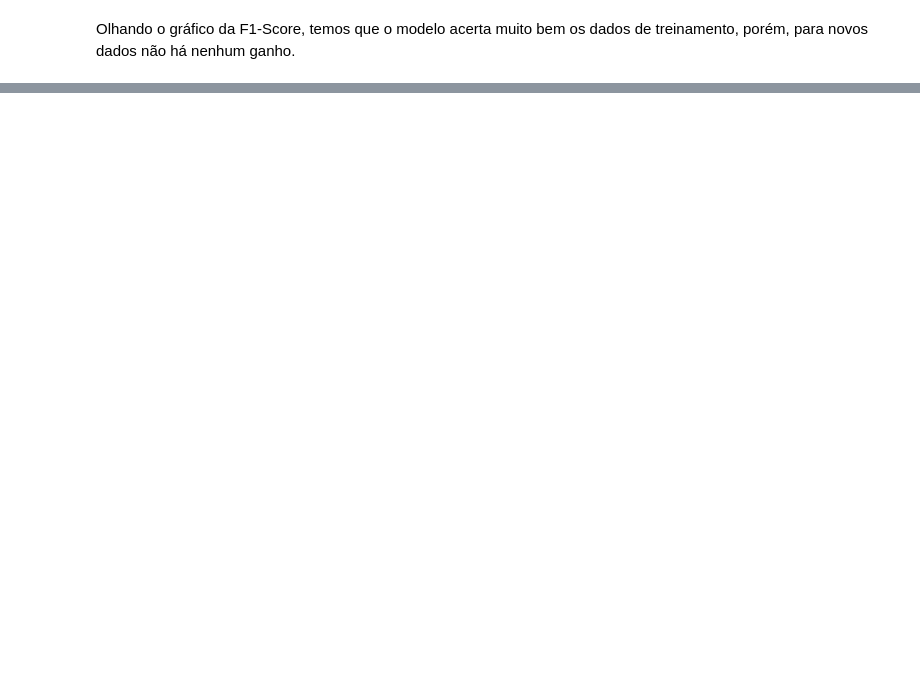
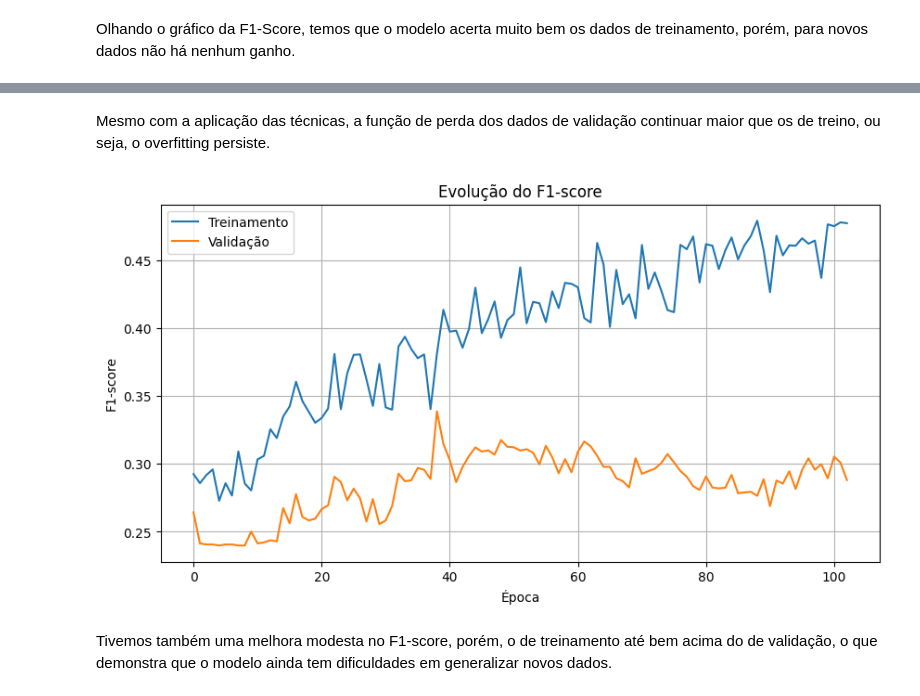
Before and after one commit to GodKelvin/pos-ia-dados-ufes, a Jupyter notebook: Redes Neurais Artificiais/Kelvin_Lehrback_Trab.ipynb, the cells around one changed output, grey strips where cells are left out. Saved outputs shown, nothing was run; the diff lists cells and outputs as text; code cells hidden in the pictures; blank space fills up the shorter version.

```diff
--- a/Redes Neurais Artificiais/Kelvin_Lehrback_Trab.ipynb
+++ b/Redes Neurais Artificiais/Kelvin_Lehrback_Trab.ipynb
@@ -332,0 +427,16 @@ Olhando o gráfico da F1-Score, temos que o modelo acerta muito bem os dados de
+# %% [markdown]
+Mesmo com a aplicação das técnicas, a função de perda dos dados de validação continuar maior que os de treino, ou seja, o overfitting persiste.
+# %%
+plt.figure(figsize=(10, 5))
+plt.plot(history.history['f1_score'], label='Treinamento')
+plt.plot(history.history['val_f1_score'], label='Validação')
+plt.title('Evolução do F1-score')
+plt.xlabel('Época')
+plt.ylabel('F1-score')
+plt.legend()
+plt.grid(True)
+plt.show()
+# %% [output]
+[figure, added]
+# %% [markdown]
+Tivemos também uma melhora modesta no F1-score, porém, o de treinamento até bem acima do de validação, o que demonstra que o modelo ainda tem dificuldades em generalizar novos dados.
```
Also changed, not shown: parts of 33 cells of this notebook, 1 other file.
